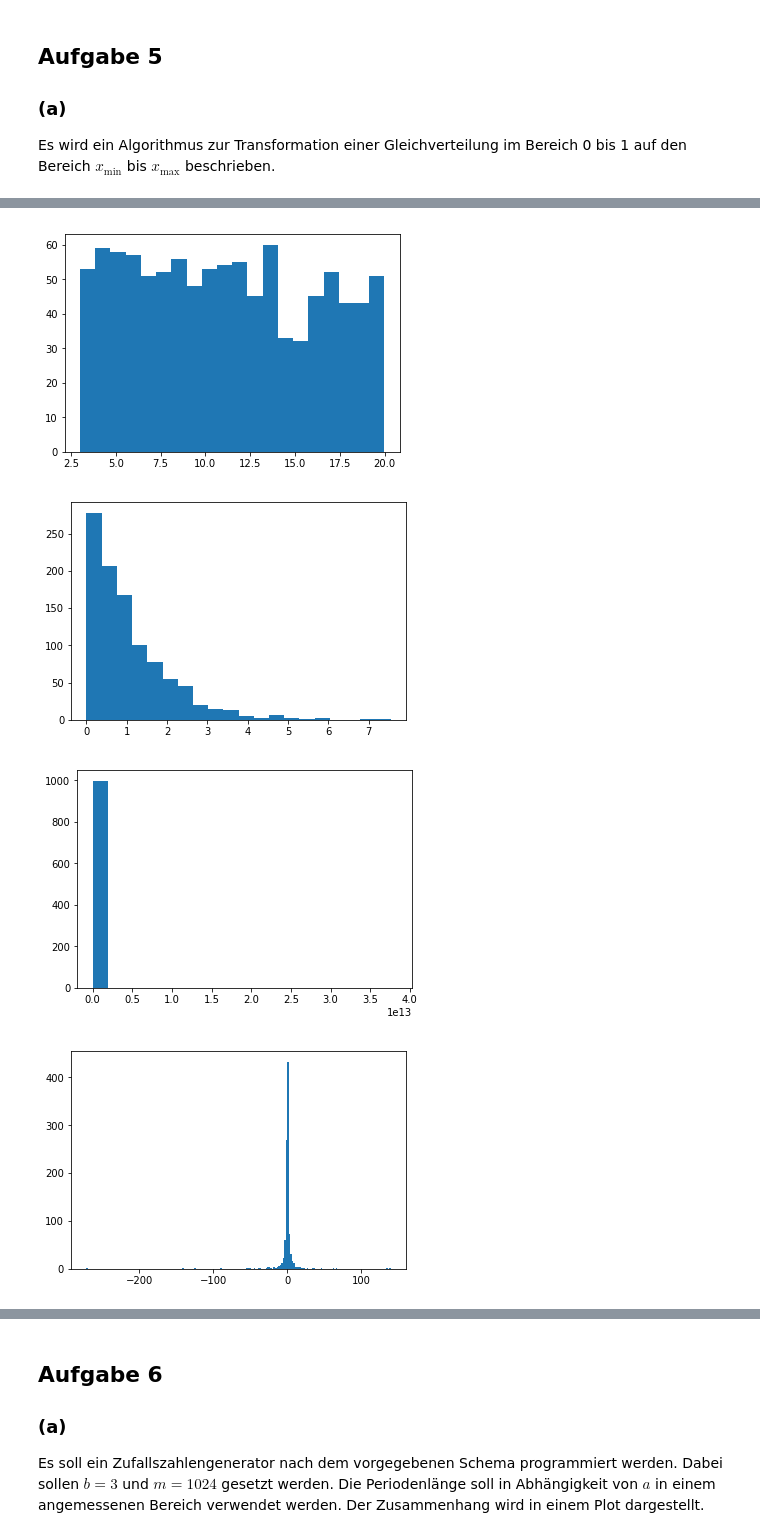
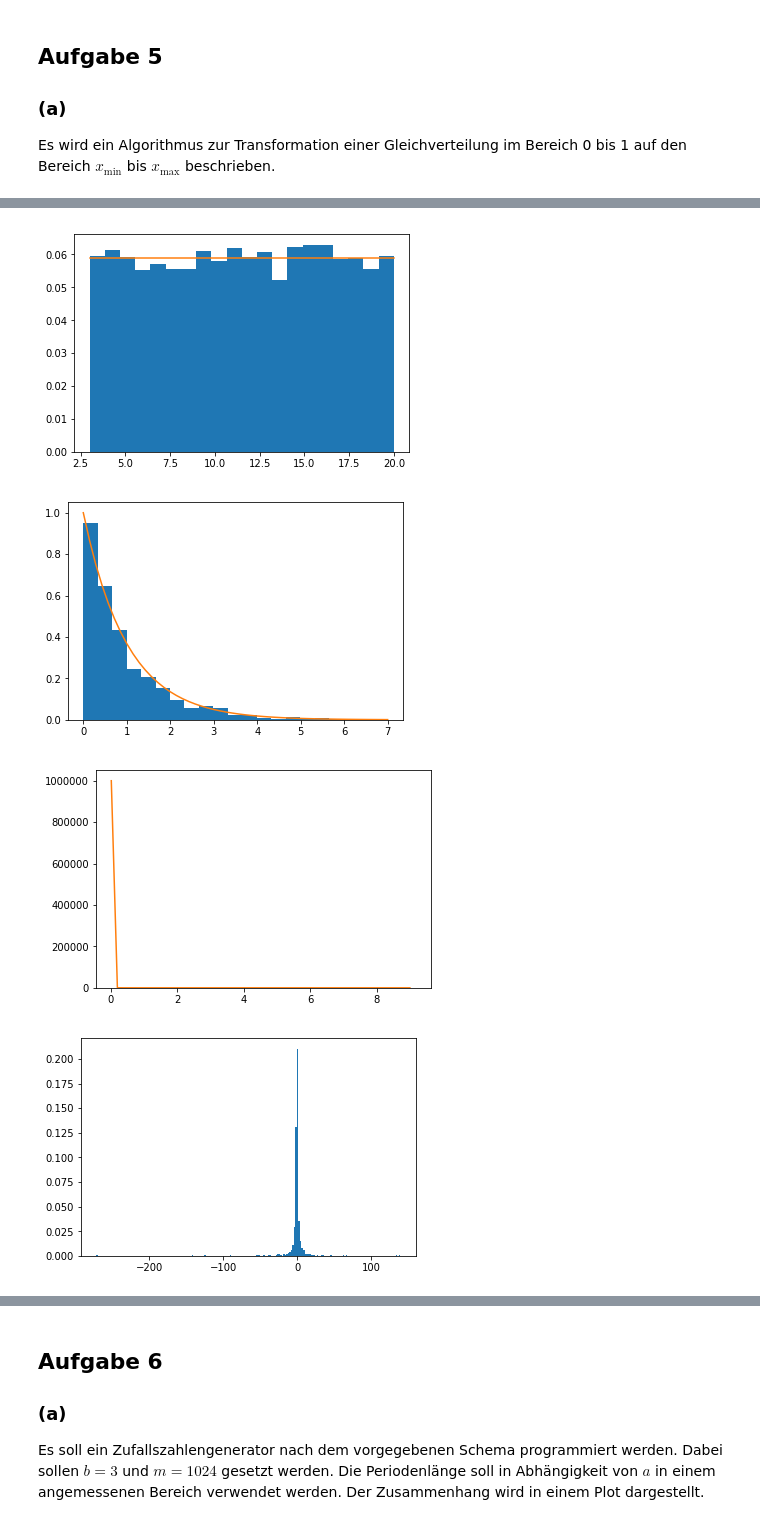
Before and after one commit to jpwgnr/SMD_Abgaben, a Jupyter notebook: Blatt3_Schubert_Herdieckerhoff_Overhoff/Blatt3.ipynb, the cells around one changed output, grey strips where cells are left out. Drawn from its saved outputs; the diff is of its cells as text; code cells hidden in the pictures.

Commit message:
Änderungen, immer noch nicht perfekt..

```diff
--- a/Blatt3_Schubert_Herdieckerhoff_Overhoff/Blatt3.ipynb
+++ b/Blatt3_Schubert_Herdieckerhoff_Overhoff/Blatt3.ipynb
@@ -10,34 +10,49 @@ import matplotlib.pyplot as plt
 np.random.seed(23)
 generator = np.random.uniform(0,1,1000)
 # %%
-def gleichingrenzen(xmin, xmax):
+def gleichingrenzen(xmin, xmax, anzahl):
+    generator = np.random.uniform(0,1, anzahl)
     return np.array((xmax-xmin) * generator + xmin)
 # %%
 def gleich2exponential(tau):
-    return -np.log(generator)/tau  #Normierung?
+    return -np.log(1-generator)*tau
 # %%
-def gleich2potenz(xmin, n): # Pareto-Verteilung?
+def gleich2potenz(xmin, n): # noch falsch
     if n >= 2:
-        return n/xmin * (xmin/generator)**(n+1)
+        return xmin*(1-generator)**(-1/n)
     else: print("Bitte geben sie einen Wert für n größer oder gleich 2 ein.")
 # %%
 def gleich2cauchy():
-    return np.tan(np.pi*generator - np.pi) #Herleitung?
+    return np.tan(np.pi*generator) #Herleitung?
 # %%
 #Test
 a0 = generator
+def gleichverteilt(a, b, x):
+    return 1/(b-a) *x/x
 plt.figure(0)
-plt.hist(a0, bins= 20);
-a1 = gleichingrenzen(3,20)
+plt.hist(a0, bins= 20, density=True);
+plt.plot(np.linspace(0.01 ,1), gleichverteilt(0, 1, np.linspace(0.01,1)))
+a1 = gleichingrenzen(3,20, 10000)
 plt.figure(1)
-plt.hist(a1, bins= 20);
+plt.hist(a1, bins= 20, density= True);
+plt.plot(np.arange(3,21), gleichverteilt(3, 20, np.arange(3,21)))
+def exp(tau, x):
+    return 1/tau * np.exp(-x/tau)
 a2 = gleich2exponential(1)
 plt.figure(2)
-plt.hist(a2, bins=20);
+plt.hist(a2, bins=20, density=True);
+plt.plot(np.linspace(0,7), exp(1, np.linspace(0,7)))
+def potenz(n, x):
+    return x**(-n)
 a3 = gleich2potenz(1, 3)
 plt.figure(3)
-plt.hist(a3, bins=20);
+plt.hist(a3, bins=20, density =True)
+plt.plot(np.linspace(0.01,9), potenz(3, np.linspace(0.01, 9)))
+def cauchy(x):
+    return 1/np.pi * 1/(1-x**2)
 a4 = gleich2cauchy()
 plt.figure(4)
-plt.hist(a4, bins= 200);
+plt.hist(a4, bins= 200, density=True);
+#plt.plot(np.linspace(-1,1), cauchy(np.linspace(-1, 1)))
+None
 # %% [output]
@@ -45,4 +60,4 @@ plt.hist(a4, bins= 200);
-[figure, old version]
+[figure, new version]
-[figure, old version]
+[figure, new version]
-[figure, old version]
+[figure, new version]
-[figure, old version]
+[figure, new version]
```
Also changed, not shown: parts of 8 cells of this notebook.
